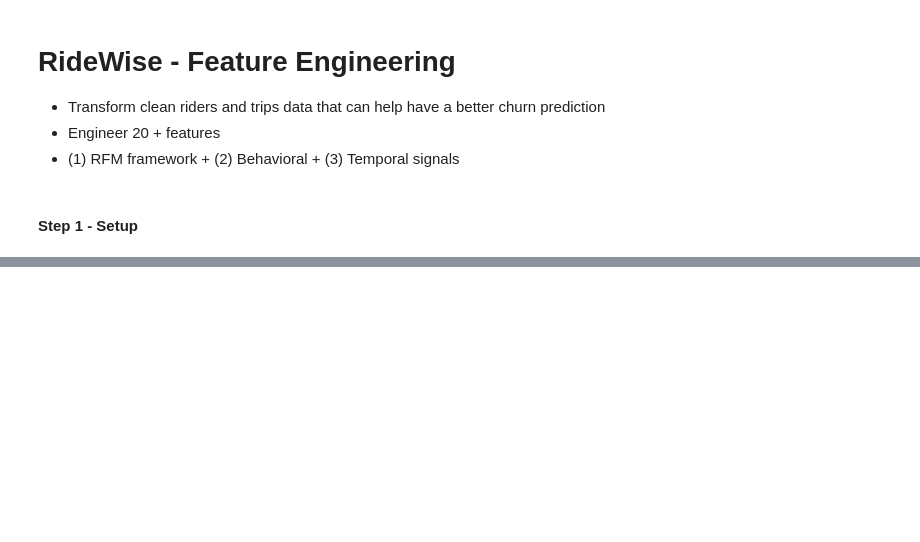
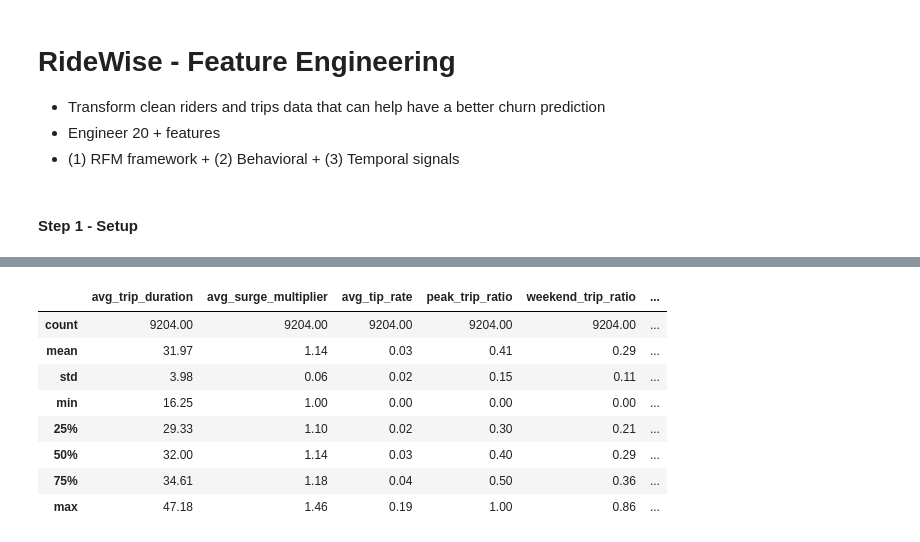
Before and after one commit to Alpha-rammy/Ridewise_London, a Jupyter notebook: notebooks/03_feature_engineering.ipynb, the cells around one changed output, grey strips where cells are left out. Drawn from its saved outputs; the diff is of its cells as text; code cells hidden in the pictures; blank space fills up the shorter version.

```diff
--- a/notebooks/03_feature_engineering.ipynb
+++ b/notebooks/03_feature_engineering.ipynb
@@ -743,0 +860,16 @@ All columns:
+# %%
+# step 7n -  Fill Missing Values
+
+# Missing values here simply mean the rider had no trips in that period or not enough trips to calculate a gap.
+
+engagement_features = [
+    "trips_last_30_days",
+    "trips_last_60_days",
+    "avg_days_between_trips",
+    "trips_last_90_days"
+]
+
+customer_features[engagement_features] = (
+    customer_features[engagement_features]
+    .fillna(0)
+)
@@ -743,0 +897,17 @@ All columns:
+# %%
+# step 7p -  Merge :
+
+trip_behaviour = trip_behaviour.merge(
+    preferred_payment,
+    on="user_id",
+    how="left"
+)
+
+# Merge with Customer Features
+customer_features = customer_features.merge(
+    trip_behaviour,
+    on="user_id",
+    how="left"
+)
+
+customer_features.info()
@@ -743,0 +932,22 @@ All columns:
+# %%
+# step 7p (i)- Validate the features
+customer_features[
+    [
+        "avg_trip_duration",
+        "avg_surge_multiplier",
+        "avg_tip_rate",
+        "peak_trip_ratio",
+        "weekend_trip_ratio",
+        "rainy_trip_ratio"
+    ]
+].describe().round(2)
+# %% [output]
+|  | avg_trip_duration | avg_surge_multiplier | avg_tip_rate | peak_trip_ratio | weekend_trip_ratio | ... |
+| count | 9204.00 | 9204.00 | 9204.00 | 9204.00 | 9204.00 | ... |
+| mean | 31.97 | 1.14 | 0.03 | 0.41 | 0.29 | ... |
+| std | 3.98 | 0.06 | 0.02 | 0.15 | 0.11 | ... |
+| min | 16.25 | 1.00 | 0.00 | 0.00 | 0.00 | ... |
+| 25% | 29.33 | 1.10 | 0.02 | 0.30 | 0.21 | ... |
+| 50% | 32.00 | 1.14 | 0.03 | 0.40 | 0.29 | ... |
+| 75% | 34.61 | 1.18 | 0.04 | 0.50 | 0.36 | ... |
+| max | 47.18 | 1.46 | 0.19 | 1.00 | 0.86 | ... |
```
Also changed, not shown: parts of 110 cells of this notebook, 37 other files.
